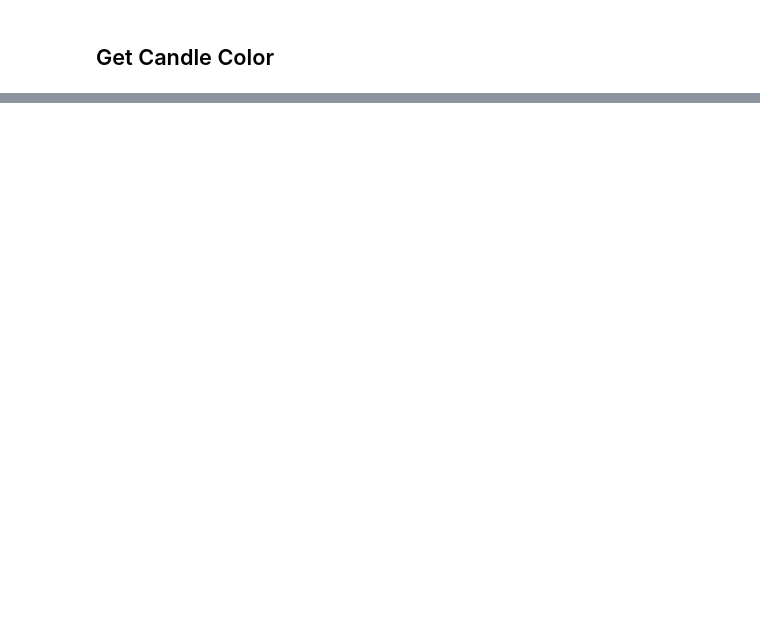
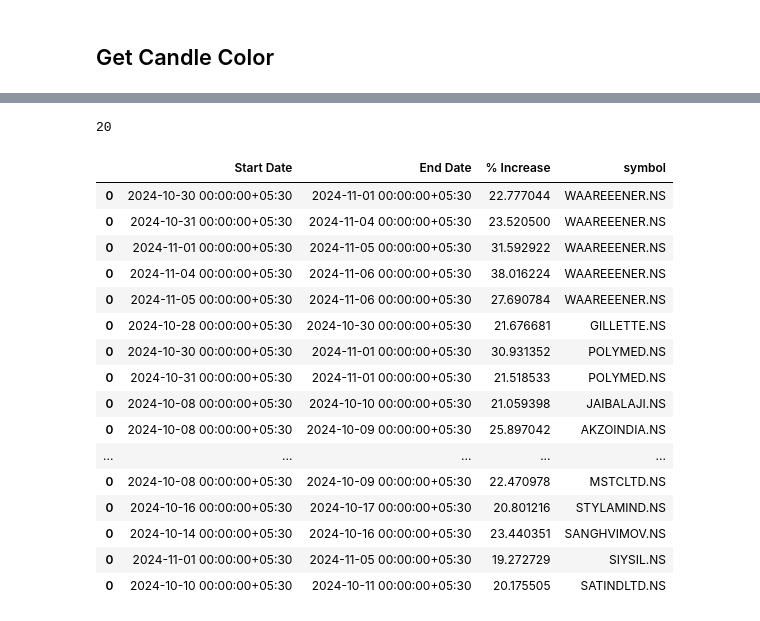
Before and after one commit to shubhangkhare/Learnings, a Jupyter notebook: UP20 Analytics Pipeline.ipynb, the cells around one changed output, grey strips where cells are left out. Saved outputs shown, nothing was run; the diff lists cells and outputs as text; code cells hidden in the pictures; blank space fills up the shorter version.

```diff
--- a/UP20 Analytics Pipeline.ipynb
+++ b/UP20 Analytics Pipeline.ipynb
@@ -193,0 +202,21 @@ array(['red', 'green'], dtype=object)
+# %%
+from fuzzywuzzy import process
+
+# Function to apply fuzzy matching
+def get_best_match(query, choices, threshold=98):
+    if query in choices:
+        return query
+    match, score = process.extractOne(query, choices)
+    return match if score >= threshold else None
+
+# Create a list of names from the right DataFrame for fuzzy matching
+name_choices = df['name'].tolist()
+
+# Apply fuzzy matching to the 'Name' column in df_screen and create a new column with best matches
+df_screen['fuzzy_match'] = df_screen['Name'].apply(lambda x: get_best_match(x, name_choices))
+
+# Now merge on the fuzzy matches
+df_1 = pd.merge(df_screen, df, how='inner', left_on='fuzzy_match', right_on='name')
+
+# Show the result
+df_1.head()
@@ -193,0 +230,3 @@ array(['red', 'green'], dtype=object)
+# %%
+df_1 = pd.merge(df_screen, df, how='inner', left_on = 'Name', right_on = 'name')
+df_1.head()
@@ -193,0 +246,16 @@ array(['red', 'green'], dtype=object)
+# %%
+def get_all(df, period="1mo", thres = 5):
+    symbols = df['symbol'].to_list()
+    result_list = []
+
+    for symbol in symbols:
+        result = check_up_20(symbol = symbol, period = period, thres = thres)
+        if result is not None:
+            result_list.append(result)
+
+    if len(result_list) > 0:
+        result = pd.concat(result_list)
+        return result
+# %%
+df_all = get_all(df_1, period="1mo", thres = 18.5)
+df_all.head()
@@ -193,0 +278,24 @@ array(['red', 'green'], dtype=object)
+# %%
+df_all['symbol'].nunique()
+# %% [output]
+20
+# %%
+df_all.head(50)
+# %% [output]
+|  | Start Date | End Date | % Increase | symbol |
+| 0 | 2024-10-30 00:00:00+05:30 | 2024-11-01 00:00:00+05:30 | 22.777044 | WAAREEENER.NS |
+| 0 | 2024-10-31 00:00:00+05:30 | 2024-11-04 00:00:00+05:30 | 23.520500 | WAAREEENER.NS |
+| 0 | 2024-11-01 00:00:00+05:30 | 2024-11-05 00:00:00+05:30 | 31.592922 | WAAREEENER.NS |
+| 0 | 2024-11-04 00:00:00+05:30 | 2024-11-06 00:00:00+05:30 | 38.016224 | WAAREEENER.NS |
+| 0 | 2024-11-05 00:00:00+05:30 | 2024-11-06 00:00:00+05:30 | 27.690784 | WAAREEENER.NS |
+| 0 | 2024-10-28 00:00:00+05:30 | 2024-10-30 00:00:00+05:30 | 21.676681 | GILLETTE.NS |
+| 0 | 2024-10-30 00:00:00+05:30 | 2024-11-01 00:00:00+05:30 | 30.931352 | POLYMED.NS |
+| 0 | 2024-10-31 00:00:00+05:30 | 2024-11-01 00:00:00+05:30 | 21.518533 | POLYMED.NS |
+| 0 | 2024-10-08 00:00:00+05:30 | 2024-10-10 00:00:00+05:30 | 21.059398 | JAIBALAJI.NS |
+| 0 | 2024-10-08 00:00:00+05:30 | 2024-10-09 00:00:00+05:30 | 25.897042 | AKZOINDIA.NS |
+| ... | ... | ... | ... | ... |
+| 0 | 2024-10-08 00:00:00+05:30 | 2024-10-09 00:00:00+05:30 | 22.470978 | MSTCLTD.NS |
+| 0 | 2024-10-16 00:00:00+05:30 | 2024-10-17 00:00:00+05:30 | 20.801216 | STYLAMIND.NS |
+| 0 | 2024-10-14 00:00:00+05:30 | 2024-10-16 00:00:00+05:30 | 23.440351 | SANGHVIMOV.NS |
+| 0 | 2024-11-01 00:00:00+05:30 | 2024-11-05 00:00:00+05:30 | 19.272729 | SIYSIL.NS |
+| 0 | 2024-10-10 00:00:00+05:30 | 2024-10-11 00:00:00+05:30 | 20.175505 | SATINDLTD.NS |
```
Also changed, not shown: parts of 29 cells of this notebook.
